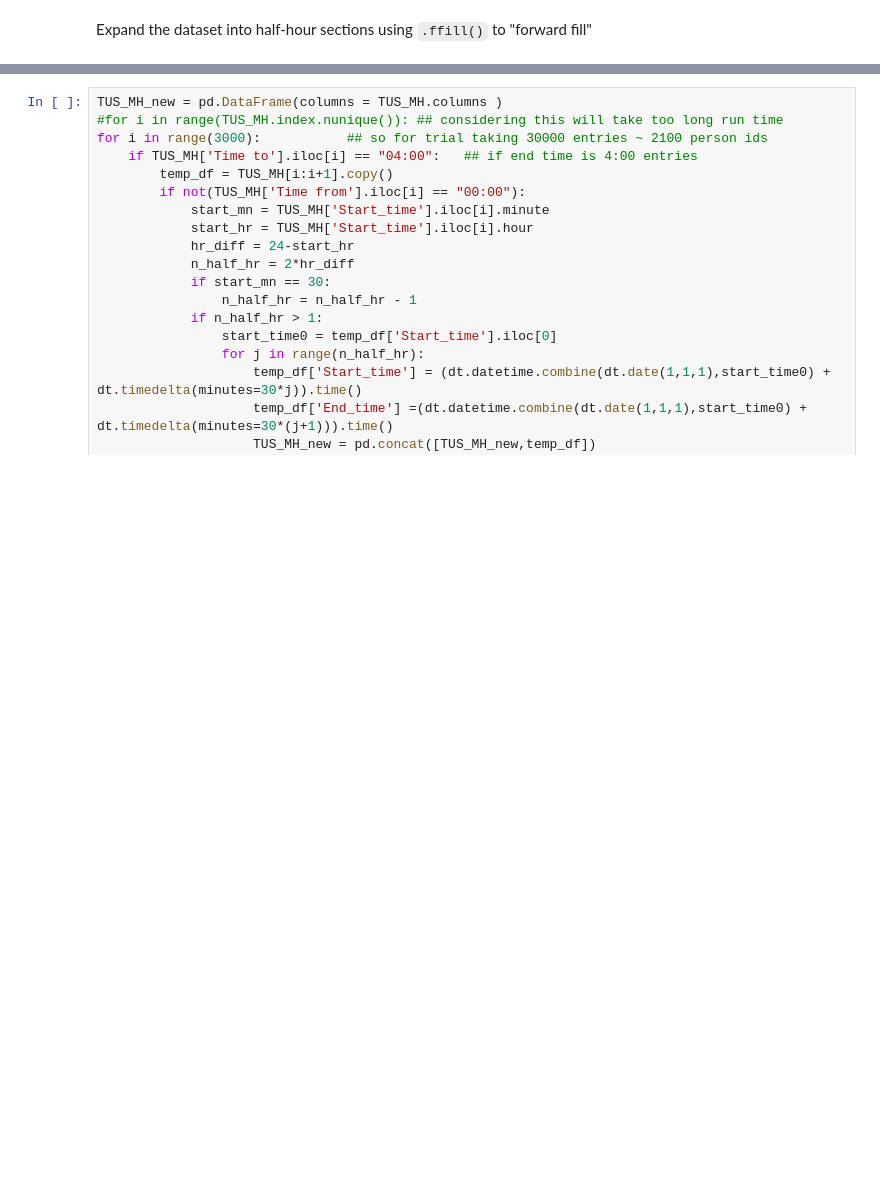
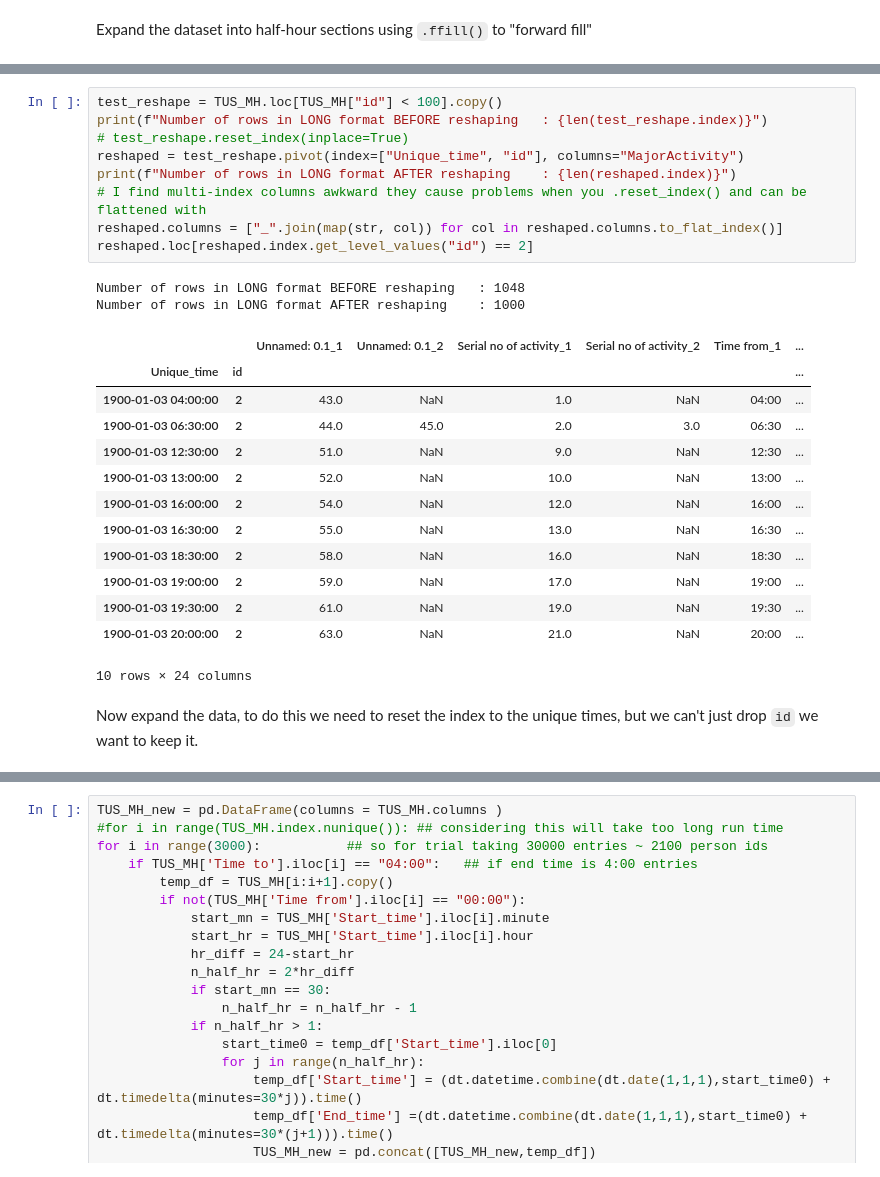
Before and after one commit to rjsayani/TUS_india, a Jupyter notebook: Rural_time_use_analysis_MH_v9.ipynb, the cells around one changed output, grey strips where cells are left out. Cells and saved outputs as stored; diff of their text form; blank space fills up the shorter version.

Commit message:
Checking in Notebook after some work

```diff
--- a/Rural_time_use_analysis_MH_v9.ipynb
+++ b/Rural_time_use_analysis_MH_v9.ipynb
@@ -210,0 +458,28 @@ case six hours).
+# %%
+test_reshape = TUS_MH.loc[TUS_MH["id"] < 100].copy()
+print(f"Number of rows in LONG format BEFORE reshaping   : {len(test_reshape.index)}")
+# test_reshape.reset_index(inplace=True)
+reshaped = test_reshape.pivot(index=["Unique_time", "id"], columns="MajorActivity")
+print(f"Number of rows in LONG format AFTER reshaping    : {len(reshaped.index)}")
+# I find multi-index columns awkward they cause problems when you .reset_index() and can be flattened with
+reshaped.columns = ["_".join(map(str, col)) for col in reshaped.columns.to_flat_index()]
+reshaped.loc[reshaped.index.get_level_values("id") == 2]
+# %% [output]
+Number of rows in LONG format BEFORE reshaping   : 1048
+Number of rows in LONG format AFTER reshaping    : 1000
+|  |  | Unnamed: 0.1_1 | Unnamed: 0.1_2 | Serial no of activity_1 | Serial no of activity_2 | Time from_1 | ... |
+| Unique_time | id |  |  |  |  |  | ... |
+| 1900-01-03 04:00:00 | 2 | 43.0 | NaN | 1.0 | NaN | 04:00 | ... |
+| 1900-01-03 06:30:00 | 2 | 44.0 | 45.0 | 2.0 | 3.0 | 06:30 | ... |
+| 1900-01-03 12:30:00 | 2 | 51.0 | NaN | 9.0 | NaN | 12:30 | ... |
+| 1900-01-03 13:00:00 | 2 | 52.0 | NaN | 10.0 | NaN | 13:00 | ... |
+| 1900-01-03 16:00:00 | 2 | 54.0 | NaN | 12.0 | NaN | 16:00 | ... |
+| 1900-01-03 16:30:00 | 2 | 55.0 | NaN | 13.0 | NaN | 16:30 | ... |
+| 1900-01-03 18:30:00 | 2 | 58.0 | NaN | 16.0 | NaN | 18:30 | ... |
+| 1900-01-03 19:00:00 | 2 | 59.0 | NaN | 17.0 | NaN | 19:00 | ... |
+| 1900-01-03 19:30:00 | 2 | 61.0 | NaN | 19.0 | NaN | 19:30 | ... |
+| 1900-01-03 20:00:00 | 2 | 63.0 | NaN | 21.0 | NaN | 20:00 | ... |
+10 rows × 24 columns
+# %% [markdown]
+Now expand the data, to do this we need to reset the index to the unique times, but we can't just drop `id` we want to
+keep it.
```
Also changed, not shown: parts of 36 cells of this notebook.
